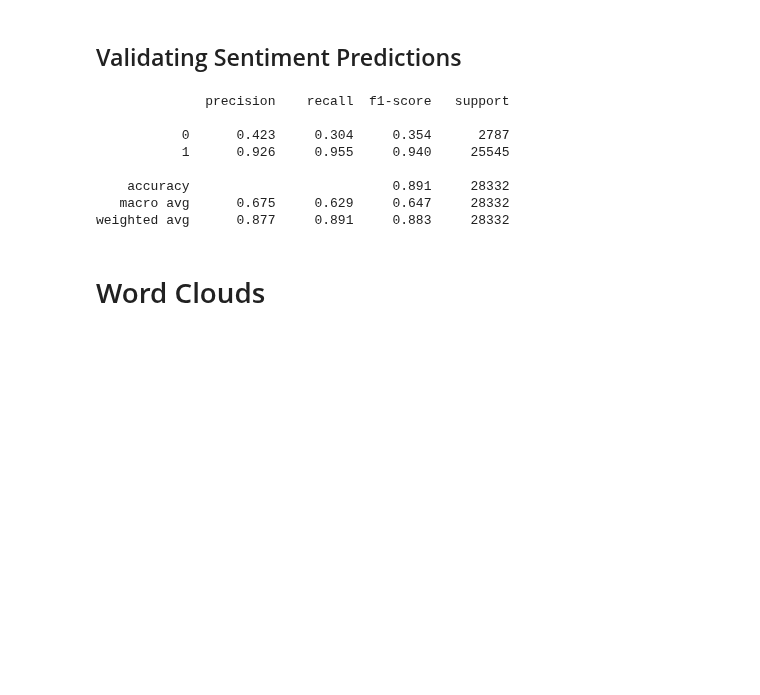
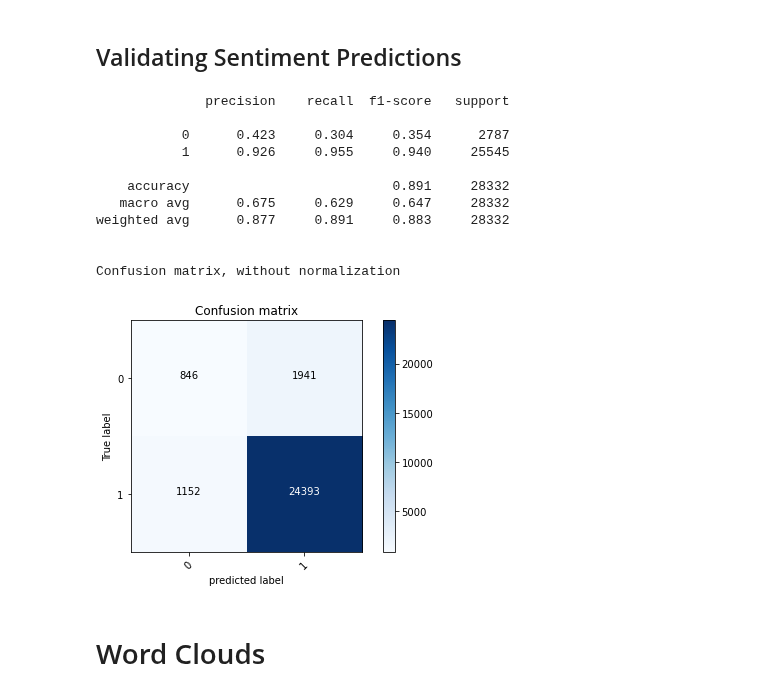
Before and after one commit to broepke/DATA110, a Jupyter notebook: Week 10/DATA110-Week10-broepke.ipynb, the cells around one changed output. Drawn from its saved outputs; the diff is of its cells as text; code cells hidden in the pictures; blank space fills up the shorter version.

```diff
--- a/Week 10/DATA110-Week10-broepke.ipynb
+++ b/Week 10/DATA110-Week10-broepke.ipynb
@@ -673,15 +720,23 @@ sns.countplot(data=df, y='vader_score', palette="tab20c");
 ## Validating Sentiment Predictions
 # %%
 print(metrics.classification_report(df['sent_label'], df['vader_label'], digits=3))
+print('')
+
+cm = metrics.confusion_matrix(df['sent_label'], df['vader_label'], labels=[0,1])
+plot_confusion_matrix(cm, classes=[0,1])
 # %% [output]
               precision    recall  f1-score   support
 
            0      0.423     0.304     0.354      2787
            1      0.926     0.955     0.940     25545
 
     accuracy                          0.891     28332
    macro avg      0.675     0.629     0.647     28332
 weighted avg      0.877     0.891     0.883     28332
+
+
+Confusion matrix, without normalization
+[figure, added]
 # %% [markdown]
 # Word Clouds
 # %%
```
Also changed, not shown: parts of 26 cells of this notebook, 1 other file.
